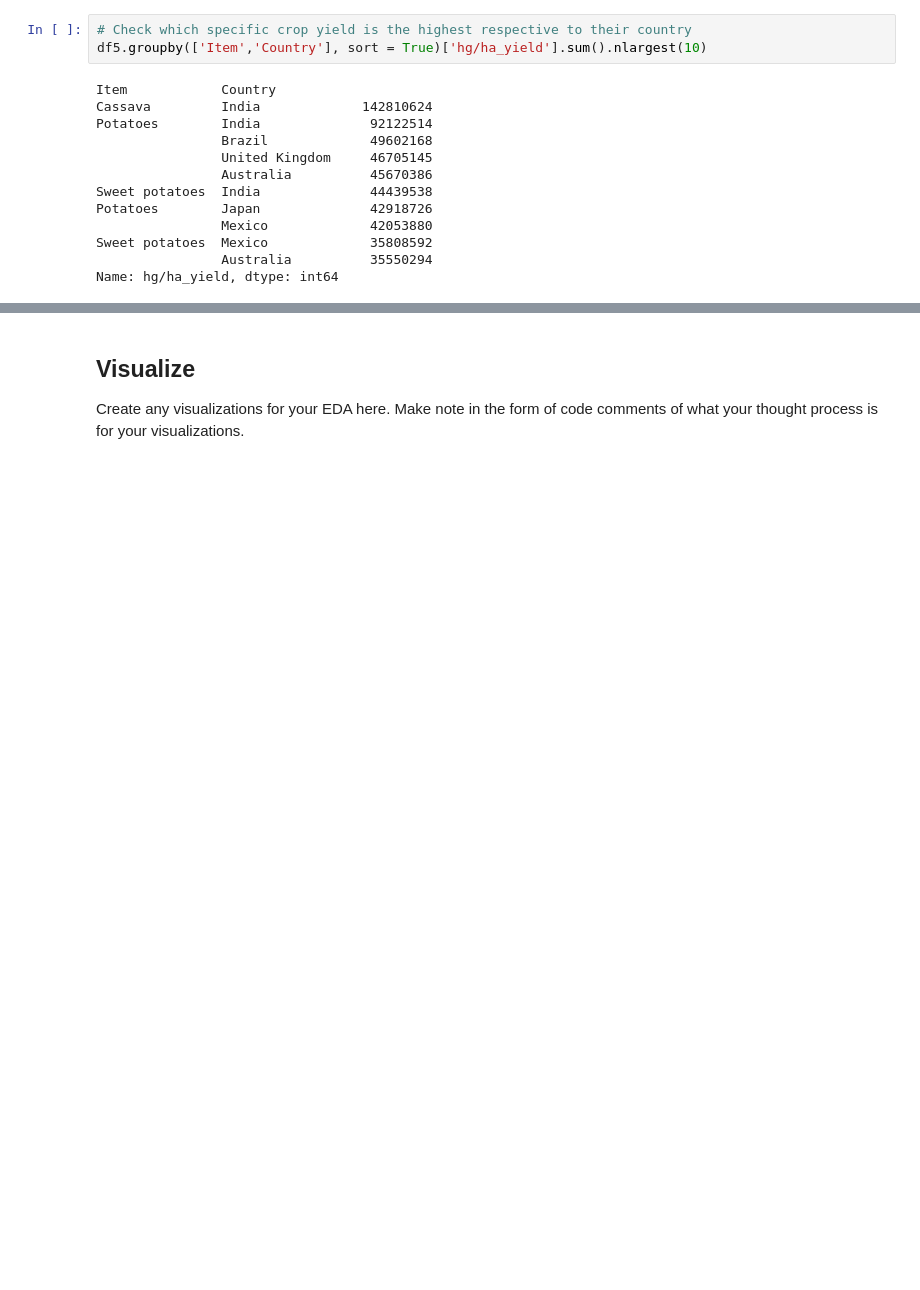
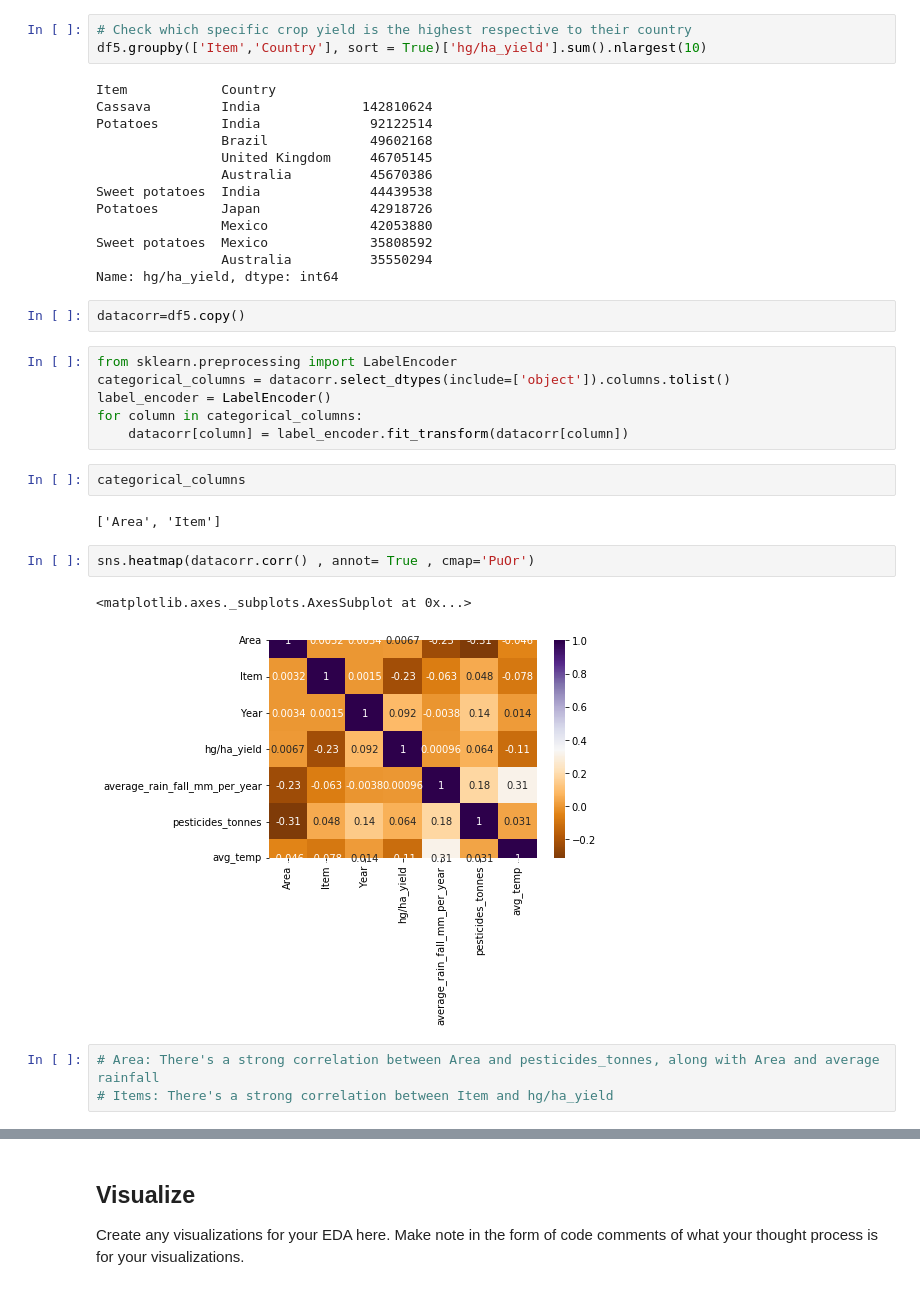
Before and after one commit to Prtb0/EDA_cropyield_prediction, a Jupyter notebook: EDA_cropyield_prediction.ipynb, the cells around one changed output, grey strips where cells are left out. Cells and saved outputs as stored; diff of their text form; blank space fills up the shorter version.

```diff
--- a/EDA_cropyield_prediction.ipynb
+++ b/EDA_cropyield_prediction.ipynb
@@ -393,3 +393,23 @@ Potatoes        Japan              42918726
 Sweet potatoes  Mexico             35808592
                 Australia          35550294
 Name: hg/ha_yield, dtype: int64
+# %%
+datacorr=df5.copy()
+# %%
+from sklearn.preprocessing import LabelEncoder
+categorical_columns = datacorr.select_dtypes(include=['object']).columns.tolist()
+label_encoder = LabelEncoder()
+for column in categorical_columns:
+    datacorr[column] = label_encoder.fit_transform(datacorr[column])
+# %%
+categorical_columns
+# %% [output]
+['Area', 'Item']
+# %%
+sns.heatmap(datacorr.corr() , annot= True , cmap='PuOr')
+# %% [output]
+<matplotlib.axes._subplots.AxesSubplot at 0x...>
+[figure, added]
+# %%
+# Area: There's a strong correlation between Area and pesticides_tonnes, along with Area and average rainfall
+# Items: There's a strong correlation between Item and hg/ha_yield
```
Also changed, not shown: parts of 4 cells of this notebook.
